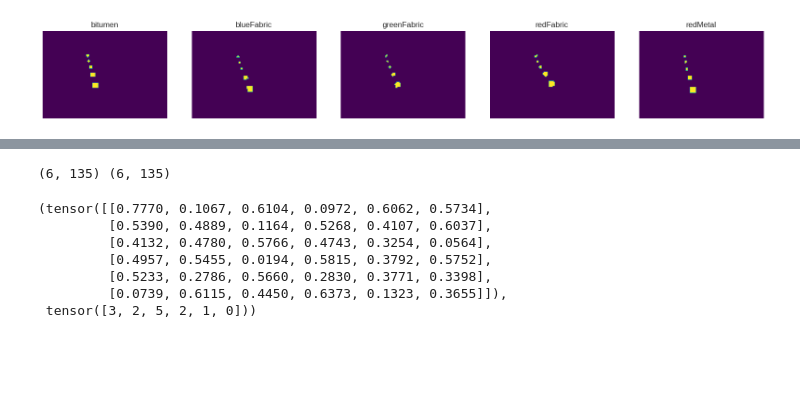
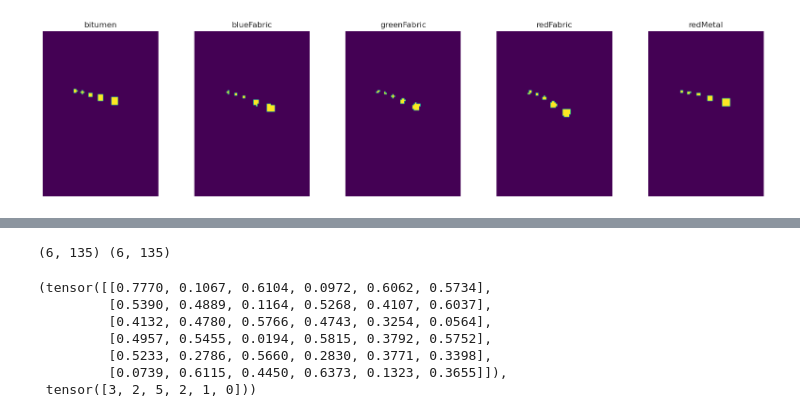
Before and after one commit to SolidusAbi/CLHU, a Jupyter notebook: notebooks/DLR_HySU.ipynb, the cells around one changed output, grey strips where cells are left out. Cells and saved outputs as stored; diff of their text form; code cells hidden in the pictures; blank space fills up the shorter version.

Commit message:
HySU dataset, matlab data

```diff
--- a/notebooks/DLR_HySU.ipynb
+++ b/notebooks/DLR_HySU.ipynb
@@ -11,20 +11,20 @@ import config
 
 plt.style.use('seaborn-v0_8')
 # %%
-PATH = '/home/abian/Data/Dataset/HSI/DLR_HySU/DLR_HySU/Matlab/'
+PATH = '/home/abian/Data/Dataset/HSI/DLR_HySU/Matlab/'
 
 import scipy.io as sio
 A = sio.loadmat(PATH+'A.mat')
 
 material = list(A.keys())[3:]
 
 plt.figure(figsize=(20,10))
 for i in range(len(material)):
     plt.subplot(2,5,i+1)
-    plt.imshow(A[material[i]], cmap='viridis')
+    plt.imshow(A[material[i]].T, cmap='viridis')
     plt.axis('off')
     plt.title(material[i])
 
 plt.show()
 # %% [output]
-[figure, old version]
+[figure, new version]
```
Also changed, not shown: parts of 31 cells of this notebook, 7 other files.
